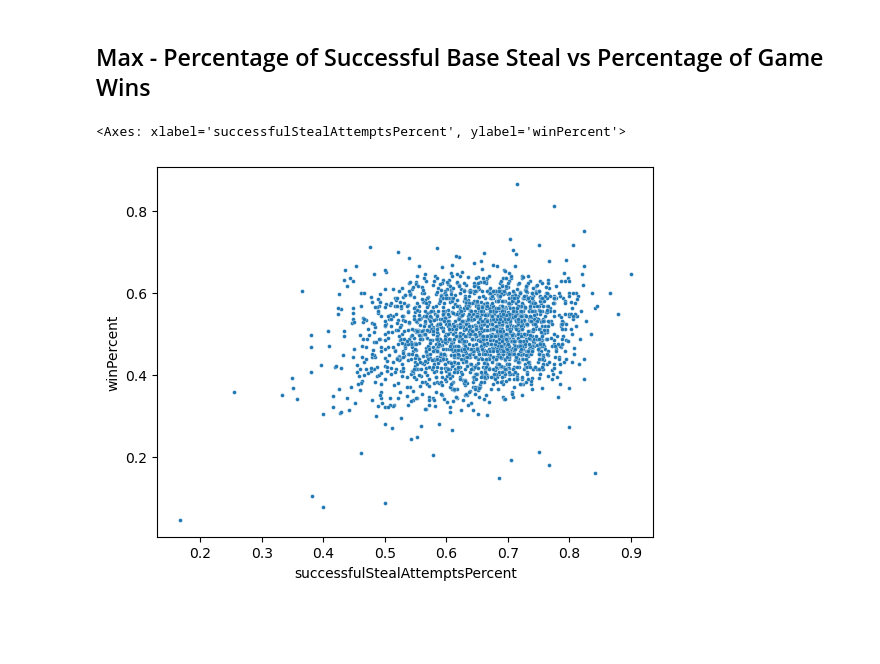
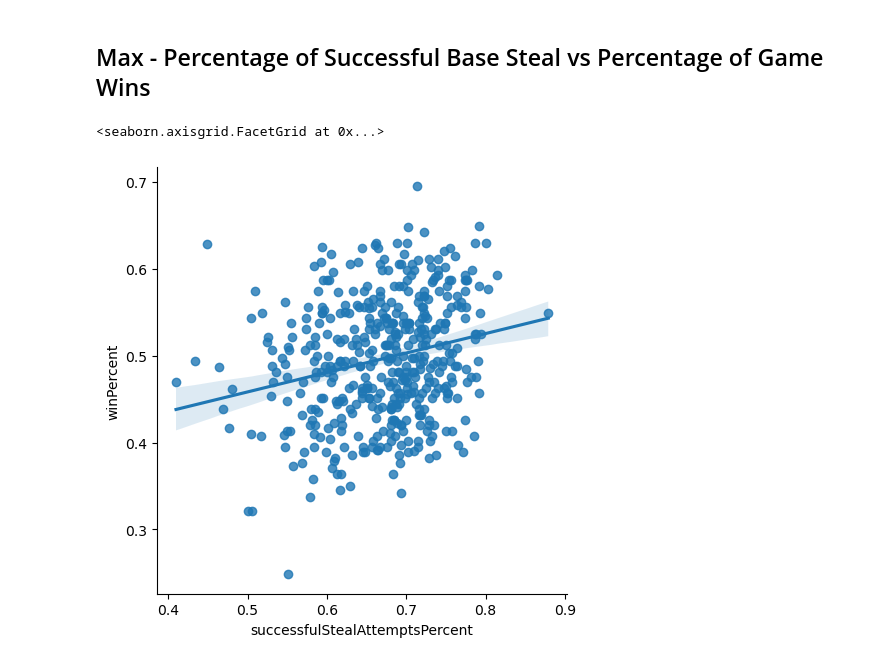
Before and after one commit to Drew-Watson-117/Data_Science_Project_1, a Jupyter notebook: project1.ipynb, the cells around one changed output. Drawn from its saved outputs; the diff is of its cells as text; code cells hidden in the pictures; blank space fills up the shorter version.

Commit message:
Finished max's charts

```diff
--- a/project1.ipynb
+++ b/project1.ipynb
@@ -81,12 +84,13 @@ teams = pd.read_csv('./data/core/Teams.csv')
 teams.columns
 
 stealTeams = teams[['CS', 'SB', 'G', 'W', 'yearID', 'teamID']]
+stealTeams = stealTeams[stealTeams.yearID > 1960]
 stealTeams = stealTeams.dropna()
 stealTeams['stealAttempts'] = stealTeams.SB + stealTeams.CS
 stealTeams['successfulStealAttemptsPercent'] = stealTeams.SB/stealTeams.stealAttempts
 stealTeams['winPercent'] = stealTeams.W/stealTeams.G
 # %%
-sns.scatterplot(x='successfulStealAttemptsPercent', y='winPercent', data=stealTeams, s=8)
+sns.lmplot(x='successfulStealAttemptsPercent', y='winPercent', data=stealTeams.sample(frac=.3))
 # %% [output]
-<Axes: xlabel='successfulStealAttemptsPercent', ylabel='winPercent'>
+<seaborn.axisgrid.FacetGrid at 0x...>
-[figure, old version]
+[figure, new version]
```
Also changed, not shown: parts of 2 cells of this notebook, 2 other files.
